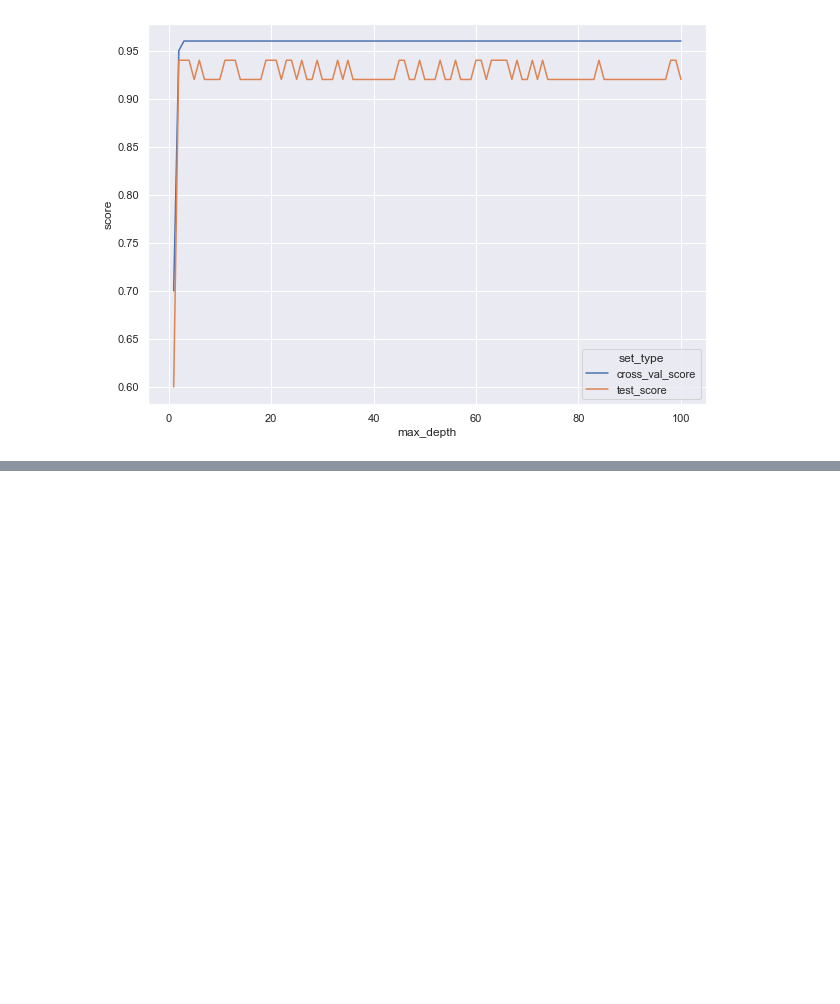
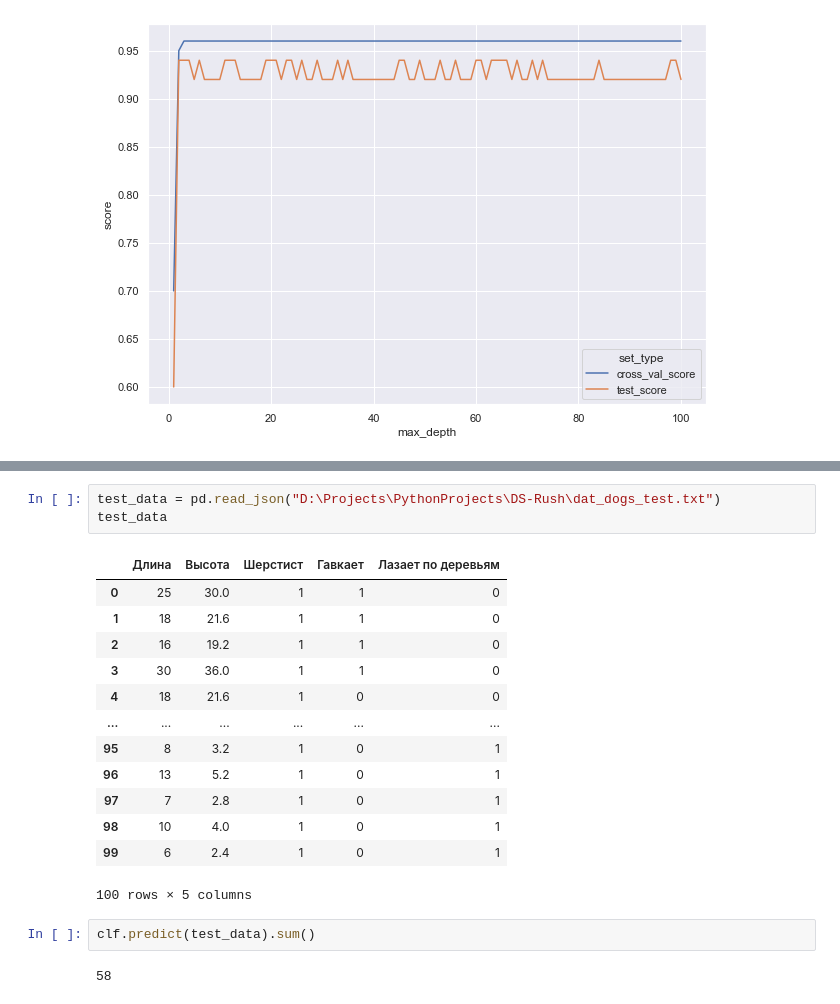
Before and after one commit to Felecort/DS-Rush, a Jupyter notebook: src/decision_trees/2_titanic_decision_tree.ipynb, the cells around one changed output, grey strips where cells are left out. Saved outputs shown, nothing was run; the diff lists cells and outputs as text; blank space fills up the shorter version.

```diff
--- a/src/decision_trees/2_titanic_decision_tree.ipynb
+++ b/src/decision_trees/2_titanic_decision_tree.ipynb
@@ -314,0 +377,21 @@ sns.lineplot(data=scores_data_long, x="max_depth", y="score", hue="set_type")
+# %%
+test_data = pd.read_json("D:\Projects\PythonProjects\DS-Rush\dat_dogs_test.txt")
+test_data
+# %% [output]
+|  | Длина | Высота | Шерстист | Гавкает | Лазает по деревьям |
+| 0 | 25 | 30.0 | 1 | 1 | 0 |
+| 1 | 18 | 21.6 | 1 | 1 | 0 |
+| 2 | 16 | 19.2 | 1 | 1 | 0 |
+| 3 | 30 | 36.0 | 1 | 1 | 0 |
+| 4 | 18 | 21.6 | 1 | 0 | 0 |
+| ... | ... | ... | ... | ... | ... |
+| 95 | 8 | 3.2 | 1 | 0 | 1 |
+| 96 | 13 | 5.2 | 1 | 0 | 1 |
+| 97 | 7 | 2.8 | 1 | 0 | 1 |
+| 98 | 10 | 4.0 | 1 | 0 | 1 |
+| 99 | 6 | 2.4 | 1 | 0 | 1 |
+100 rows × 5 columns
+# %%
+clf.predict(test_data).sum()
+# %% [output]
+58
```
Also changed, not shown: parts of 19 cells of this notebook.
